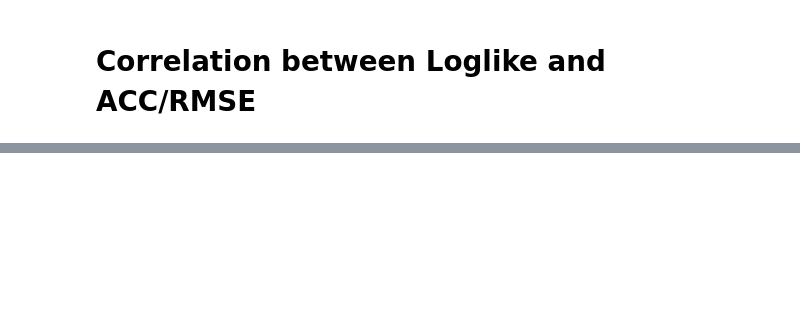
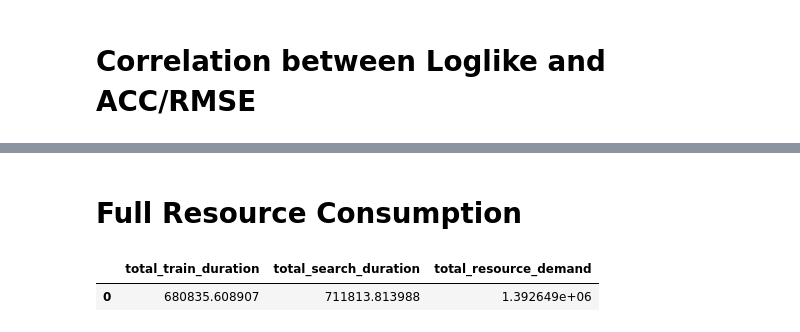
Before and after one commit to JP-SystemsX/MUSES_Eval, a Jupyter notebook: analysis/benchmark.ipynb, the cells around one changed output, grey strips where cells are left out. Saved outputs shown, nothing was run; the diff lists cells and outputs as text; code cells hidden in the pictures; blank space fills up the shorter version.

```diff
--- a/analysis/benchmark.ipynb
+++ b/analysis/benchmark.ipynb
@@ -833,0 +754,24 @@ result
+# %% [markdown]
+# Full Resource Consumption
+# %%
+conn = sqlite3.connect(db_path)
+df = pd.read_sql(f"""
+SELECT
+    SUM(train_duration) AS total_train_duration,
+    SUM(search_duration_once) AS total_search_duration,
+    SUM(train_duration) + SUM(search_duration_once) AS total_resource_demand
+FROM (
+    SELECT
+        dataset,
+        model,
+        SUM(train_duration) AS train_duration,
+        MAX(search_duration) AS search_duration_once
+    FROM final_results
+    GROUP BY dataset, model
+);
+""", conn)
+conn.close()
+df
+# %% [output]
+|  | total_train_duration | total_search_duration | total_resource_demand |
+| 0 | 680835.608907 | 711813.813988 | 1.392649e+06 |
```
Also changed, not shown: parts of 23 cells of this notebook.
